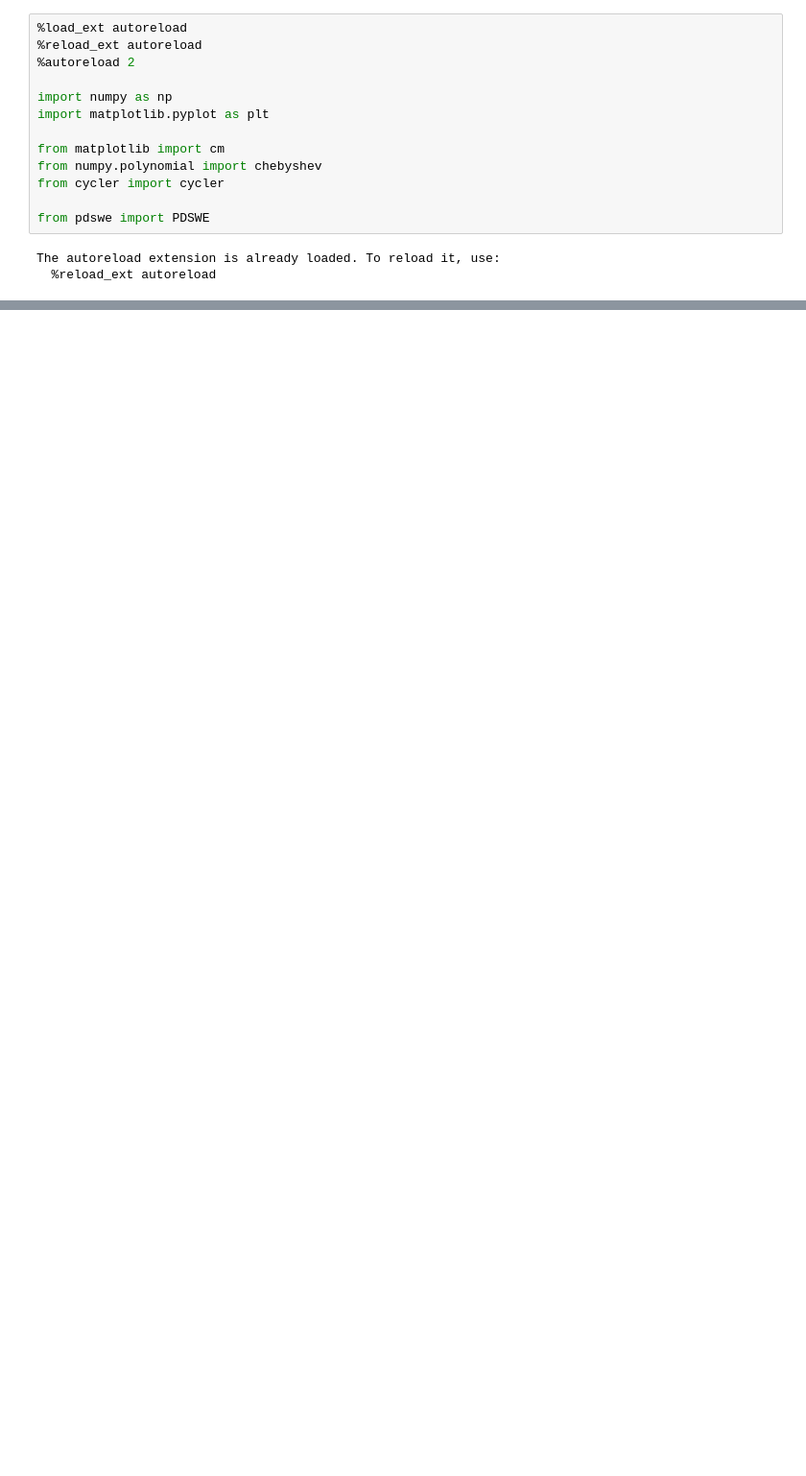
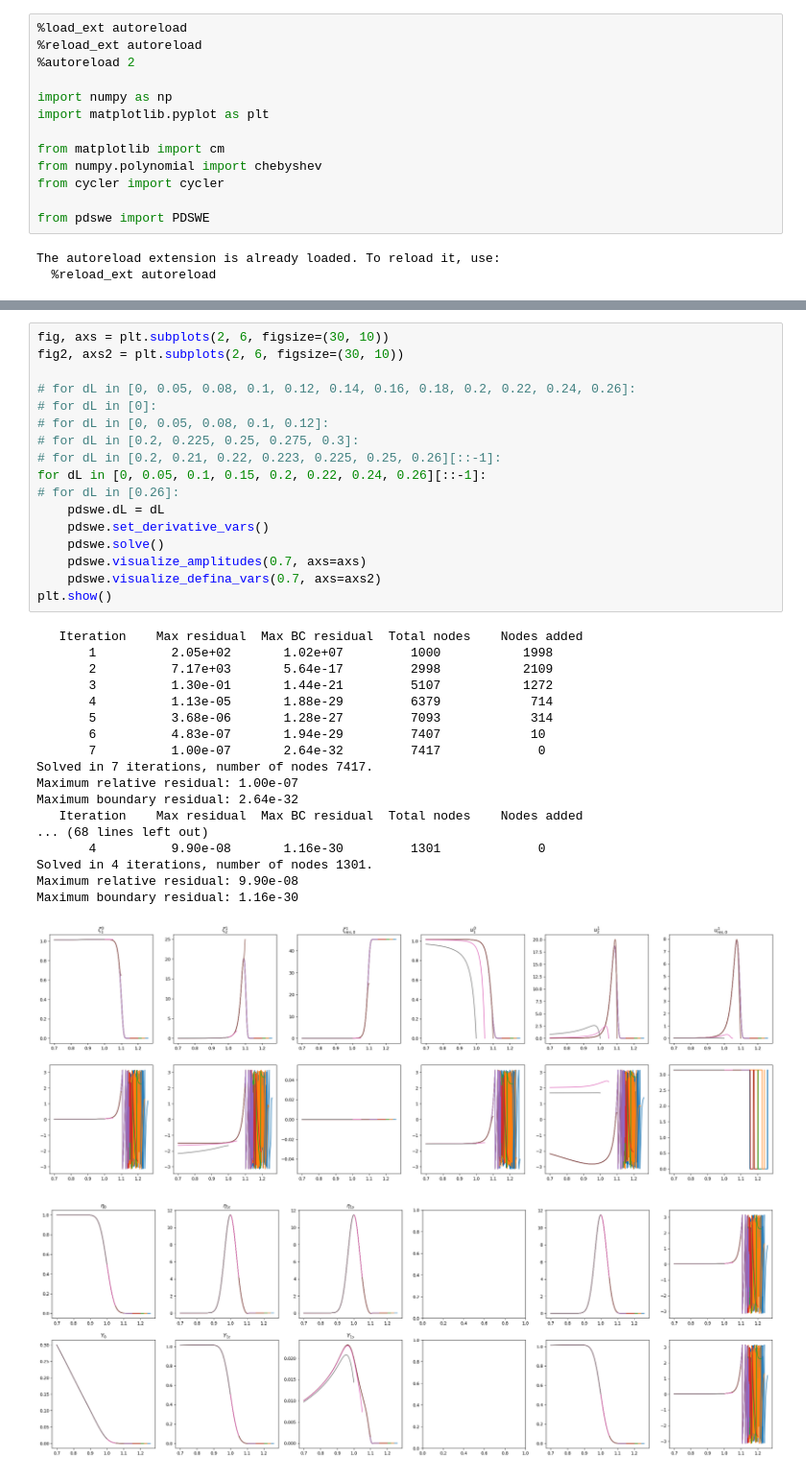
Before and after one commit to Jone-Liekens/Perturbation, a Jupyter notebook: defina/test_pdswe.ipynb, the cells around one changed output, grey strips where cells are left out. Shown at 96% size. Saved outputs shown, nothing was run; the diff lists cells and outputs as text; blank space fills up the shorter version.

Commit message:
merged complex defina-things in one clean file, removed some fluff

```diff
--- a/defina/test_pdswe.ipynb
+++ b/defina/test_pdswe.ipynb
@@ -58,0 +64,37 @@ Maximum boundary residual: 1.78e-29
+# %%
+fig, axs = plt.subplots(2, 6, figsize=(30, 10))
+fig2, axs2 = plt.subplots(2, 6, figsize=(30, 10))
+
+# for dL in [0, 0.05, 0.08, 0.1, 0.12, 0.14, 0.16, 0.18, 0.2, 0.22, 0.24, 0.26]:
+# for dL in [0]:
+# for dL in [0, 0.05, 0.08, 0.1, 0.12]:
+# for dL in [0.2, 0.225, 0.25, 0.275, 0.3]:
+# for dL in [0.2, 0.21, 0.22, 0.223, 0.225, 0.25, 0.26][::-1]:
+for dL in [0, 0.05, 0.1, 0.15, 0.2, 0.22, 0.24, 0.26][::-1]:
+# for dL in [0.26]:
+    pdswe.dL = dL
+    pdswe.set_derivative_vars()
+    pdswe.solve()
+    pdswe.visualize_amplitudes(0.7, axs=axs)
+    pdswe.visualize_defina_vars(0.7, axs=axs2)
+plt.show()
+# %% [output]
+   Iteration    Max residual  Max BC residual  Total nodes    Nodes added
+       1          2.05e+02       1.02e+07         1000           1998
+       2          7.17e+03       5.64e-17         2998           2109
+       3          1.30e-01       1.44e-21         5107           1272
+       4          1.13e-05       1.88e-29         6379            714
+       5          3.68e-06       1.28e-27         7093            314
+       6          4.83e-07       1.94e-29         7407            10
+       7          1.00e-07       2.64e-32         7417             0
+Solved in 7 iterations, number of nodes 7417.
+Maximum relative residual: 1.00e-07
+Maximum boundary residual: 2.64e-32
+   Iteration    Max residual  Max BC residual  Total nodes    Nodes added
+... (68 lines left out)
+       4          9.90e-08       1.16e-30         1301             0
+Solved in 4 iterations, number of nodes 1301.
+Maximum relative residual: 9.90e-08
+Maximum boundary residual: 1.16e-30
+[figure, added]
+[figure, added]
```
Also changed, not shown: parts of 8 cells of this notebook, 4 other files.
